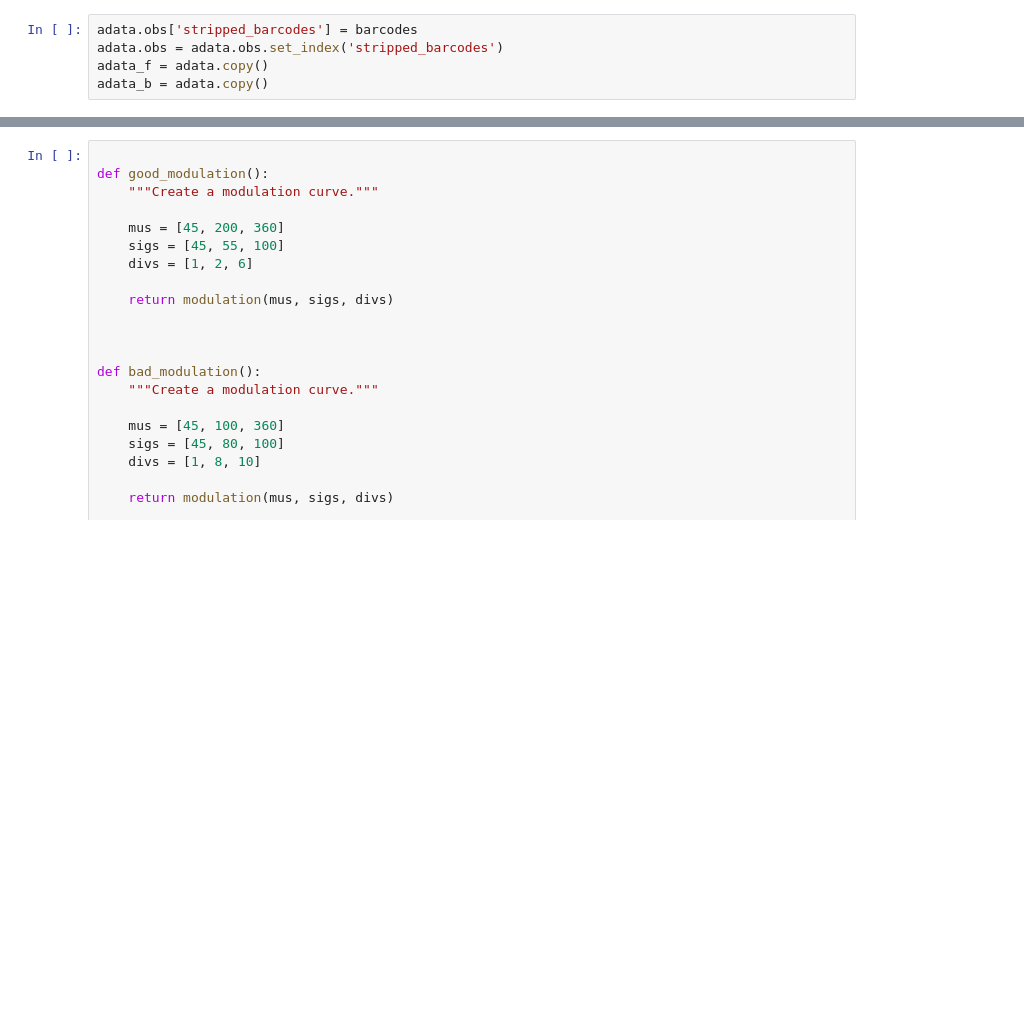
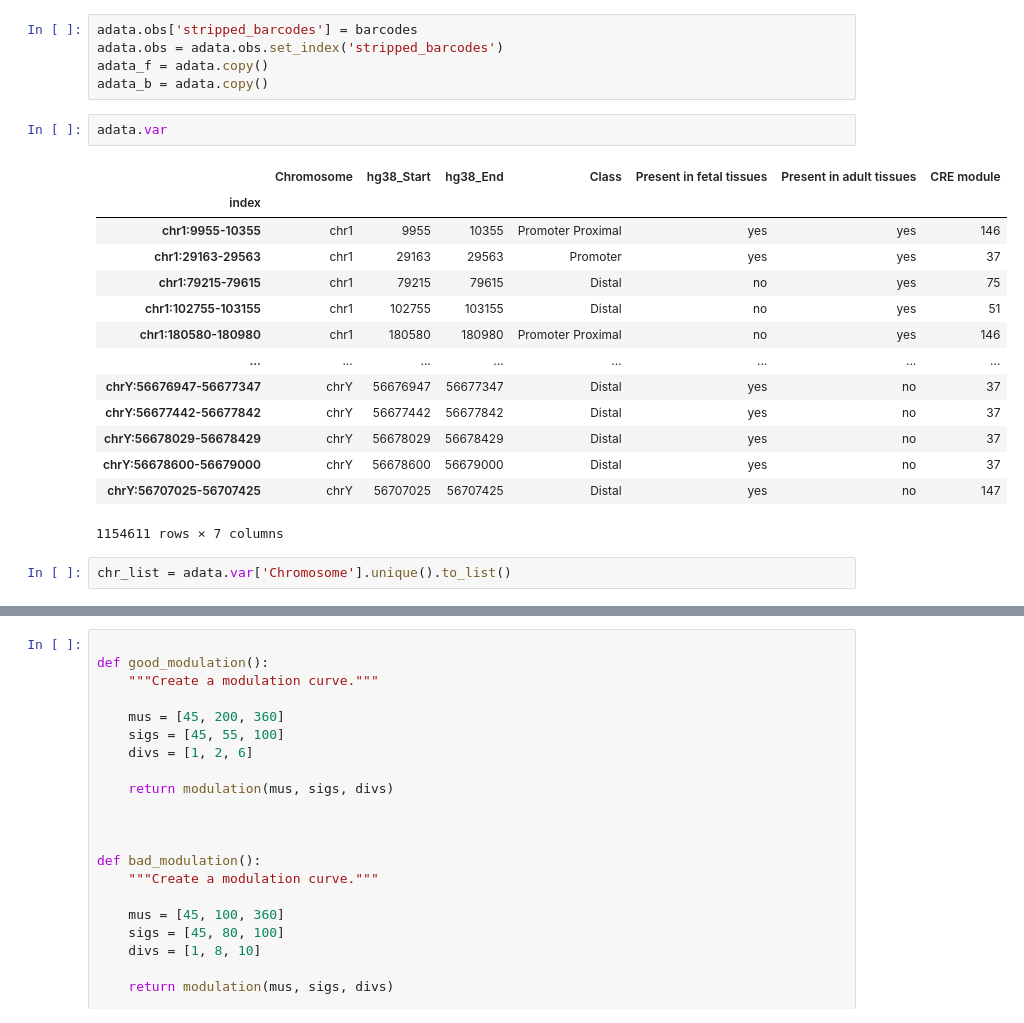
Before and after one commit to loosolab/PEAKQC, a Jupyter notebook: experimental/exp_fld_scoring.ipynb, the cells around one changed output, grey strips where cells are left out. Saved outputs shown, nothing was run; the diff lists cells and outputs as text; blank space fills up the shorter version.

```diff
--- a/experimental/exp_fld_scoring.ipynb
+++ b/experimental/exp_fld_scoring.ipynb
@@ -25,3 +31,22 @@ adata.obs['stripped_barcodes'] = barcodes
 adata.obs = adata.obs.set_index('stripped_barcodes')
 adata_f = adata.copy()
 adata_b = adata.copy()
+# %%
+adata.var
+# %% [output]
+|  | Chromosome | hg38_Start | hg38_End | Class | Present in fetal tissues | Present in adult tissues | CRE module |
+| index |  |  |  |  |  |  |  |
+| chr1:9955-10355 | chr1 | 9955 | 10355 | Promoter Proximal | yes | yes | 146 |
+| chr1:29163-29563 | chr1 | 29163 | 29563 | Promoter | yes | yes | 37 |
+| chr1:79215-79615 | chr1 | 79215 | 79615 | Distal | no | yes | 75 |
+| chr1:102755-103155 | chr1 | 102755 | 103155 | Distal | no | yes | 51 |
+| chr1:180580-180980 | chr1 | 180580 | 180980 | Promoter Proximal | no | yes | 146 |
+| ... | ... | ... | ... | ... | ... | ... | ... |
+| chrY:56676947-56677347 | chrY | 56676947 | 56677347 | Distal | yes | no | 37 |
+| chrY:56677442-56677842 | chrY | 56677442 | 56677842 | Distal | yes | no | 37 |
+| chrY:56678029-56678429 | chrY | 56678029 | 56678429 | Distal | yes | no | 37 |
+| chrY:56678600-56679000 | chrY | 56678600 | 56679000 | Distal | yes | no | 37 |
+| chrY:56707025-56707425 | chrY | 56707025 | 56707425 | Distal | yes | no | 147 |
+1154611 rows × 7 columns
+# %%
+chr_list = adata.var['Chromosome'].unique().to_list()
```
Also changed, not shown: parts of 51 cells of this notebook, 5 other files.
